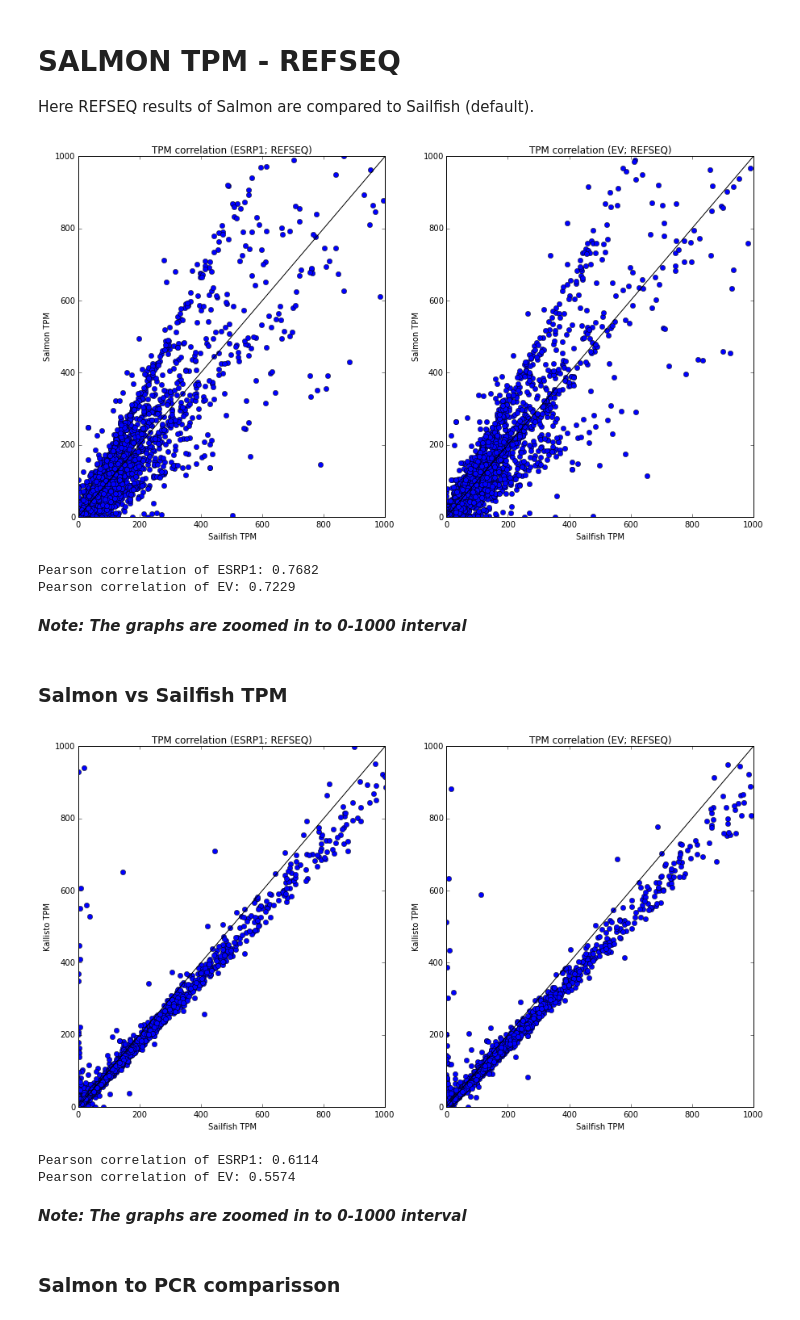
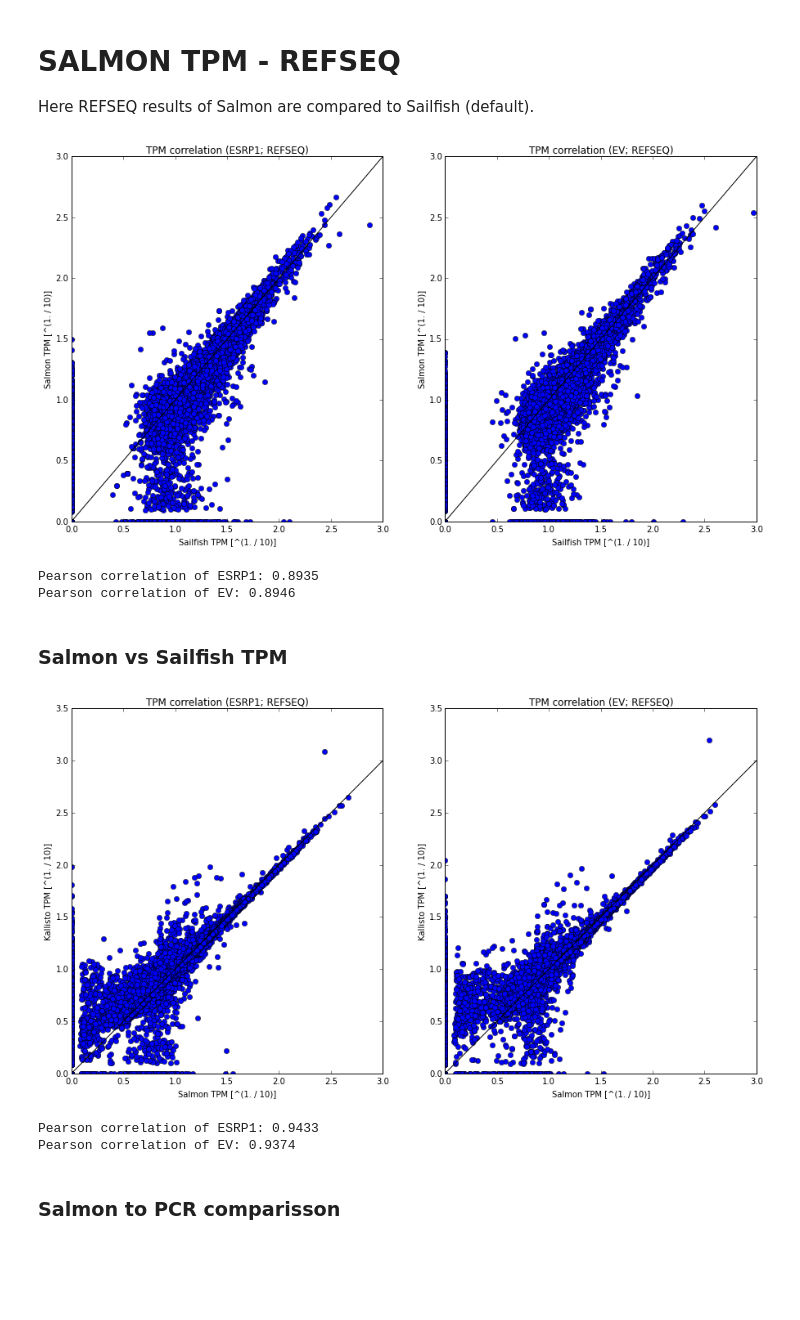
Before and after one commit to miha-skalic/suppa-tests, a Jupyter notebook: scripts/Correlation Calculation.ipynb, the cells around one changed output. Drawn from its saved outputs; the diff is of its cells as text; code cells hidden in the pictures; blank space fills up the shorter version.

```diff
--- a/scripts/Correlation Calculation.ipynb
+++ b/scripts/Correlation Calculation.ipynb
@@ -672,17 +854,17 @@ def load_tpm(tpm_file):
         next(handle)
         for line in handle:
             line = line.strip().split()
-            el_dict[line[0]] = float(line[1])
+            el_dict[line[0]] = float(line[1]) ** (1./10)
     return el_dict
 
 def plot_graphs(axes, xpoints, ypoints, title):
     axes.plot(xpoints, ypoints, 'o');
-    axes.set_xlim(0, 1000)
-    axes.set_ylim(0, 1000)
-    axes.set_xlabel('Sailfish TPM')
-    axes.set_ylabel('Kallisto TPM')
+    # axes.set_xlim(0, 1000)
+    # axes.set_ylim(0, 1000)
+    axes.set_xlabel('Sailfish TPM [^(1. / 10)]')
+    axes.set_ylabel('Kallisto TPM [^(1. / 10)]')
     axes.set_title(title)
-    axes.plot([0, 1000], [0,1000], 'black')
+    axes.plot([0, 3], [0, 3], 'black')
 
 sailfish_esrp1_refseq_tpm = load_tpm('../dat/pcr/esrp1/refseq_tpm_sailfish-corrected.tab')
 kalisto_esrp1_refseq_tpm = load_tpm('../kallisto_TPM/kallisto_refseq_esrp1_tpm.txt')
@@ -793,53 +997,51 @@ def load_tpm(tpm_file):
         next(handle)
         for line in handle:
             line = line.strip().split()
-            el_dict[line[0]] = float(line[1])
+            el_dict[line[0]] = float(line[1]) **(1./10)
     return el_dict
 
 def plot_graphs(axes, xpoints, ypoints, title):
     axes.plot(xpoints, ypoints, 'o');
-    axes.set_xlim(0, 1000)
-    axes.set_ylim(0, 1000)
-    axes.set_xlabel('Sailfish TPM')
-    axes.set_ylabel('Salmon TPM')
+    # axes.set_xlim(0, 1000)
+    # axes.set_ylim(0, 1000)
+    axes.set_xlabel('Sailfish TPM [^(1. / 10)]')
+    axes.set_ylabel('Salmon TPM [^(1. / 10)]')
     axes.set_title(title)
-    axes.plot([0, 1000], [0,1000], 'black')
+    axes.plot([0, 3], [0, 3], 'black')
 
 sailfish_esrp1_refseq_tpm = load_tpm('../dat/pcr/esrp1/refseq_tpm_sailfish-corrected.tab')
 salmon_esrp1_refseq_tpm = load_tpm('../salmon_TPM/refseq_salmon_esrp1.tsv')
 
 sailfish_ev_refseq_tpm = load_tpm('../dat/pcr/ev/refseq_tpm_sailfish-corrected.tab')
 salmon_ev_refseq_tpm = load_tpm('../salmon_TPM/refseq_salmon_ev.tsv')
 
 sf_point = []
 sa_point = []
 sf_point2 = []
 sa_point2 = []
 
 for id in sailfish_esrp1_refseq_tpm:
     sf_point.append(sailfish_esrp1_refseq_tpm[id])
     sa_point.append(salmon_esrp1_refseq_tpm[id])
     sf_point2.append(sailfish_ev_refseq_tpm[id])
     sa_point2.append(salmon_ev_refseq_tpm[id])
 
 my_figure = pyplot.figure()
 axes = my_figure.add_subplot(121)
 axes2 = my_figure.add_subplot(122)
 
 
 plot_graphs(axes, sf_point, sa_point, 'TPM correlation (ESRP1; REFSEQ)')
 plot_graphs(axes2, sf_point2, sa_point2,  'TPM correlation (EV; REFSEQ)')
 pyplot.show()
 
 
 print('Pearson correlation of ESRP1: {:.4f}'.format(pearsonr(sf_point, sa_point)[0]))
 print('Pearson correlation of EV: {:.4f}'.format(pearsonr(sf_point2, sa_point2)[0]))
 # %% [output]
-[figure, old version]
+[figure, new version]
-Pearson correlation of ESRP1: 0.7682
-Pearson correlation of EV: 0.7229
+Pearson correlation of ESRP1: 0.8935
+Pearson correlation of EV: 0.8946
-# %% [markdown]
-<i><b>Note: The graphs are zoomed in to 0-1000 interval</b></i>
 # %% [markdown]
 <h3>Salmon vs Sailfish TPM</h3>
 # %%
@@ -852,17 +1054,17 @@ def load_tpm(tpm_file):
         next(handle)
         for line in handle:
             line = line.strip().split()
-            el_dict[line[0]] = float(line[1])
+            el_dict[line[0]] = float(line[1]) ** (1./10)
     return el_dict
 
 def plot_graphs(axes, xpoints, ypoints, title):
     axes.plot(xpoints, ypoints, 'o');
-    axes.set_xlim(0, 1000)
-    axes.set_ylim(0, 1000)
-    axes.set_xlabel('Sailfish TPM')
-    axes.set_ylabel('Kallisto TPM')
+    # axes.set_xlim(0, 1000)
+    # axes.set_ylim(0, 1000)
+    axes.set_xlabel('Salmon TPM [^(1. / 10)]')
+    axes.set_ylabel('Kallisto TPM [^(1. / 10)]')
     axes.set_title(title)
-    axes.plot([0, 1000], [0,1000], 'black')
+    axes.plot([0, 3], [0, 3], 'black')
 
 salmon_esrp1_refseq_tpm = load_tpm('../salmon_TPM/refseq_salmon_esrp1.tsv')
 salmon_ev_refseq_tpm = load_tpm('../salmon_TPM/refseq_salmon_ev.tsv')
@@ -896,11 +1098,9 @@ pyplot.show()
 print('Pearson correlation of ESRP1: {:.4f}'.format(pearsonr(sa_point, ka_point)[0]))
 print('Pearson correlation of EV: {:.4f}'.format(pearsonr(sa_point2, ka_point2)[0]))
 # %% [output]
-[figure, old version]
+[figure, new version]
-Pearson correlation of ESRP1: 0.6114
-Pearson correlation of EV: 0.5574
+Pearson correlation of ESRP1: 0.9433
+Pearson correlation of EV: 0.9374
-# %% [markdown]
-<i><b>Note: The graphs are zoomed in to 0-1000 interval</b></i>
 # %% [markdown]
 <h3>Salmon to PCR comparisson</h3>
 # %%
```
Also changed, not shown: parts of 13 cells of this notebook, 6 other files.
